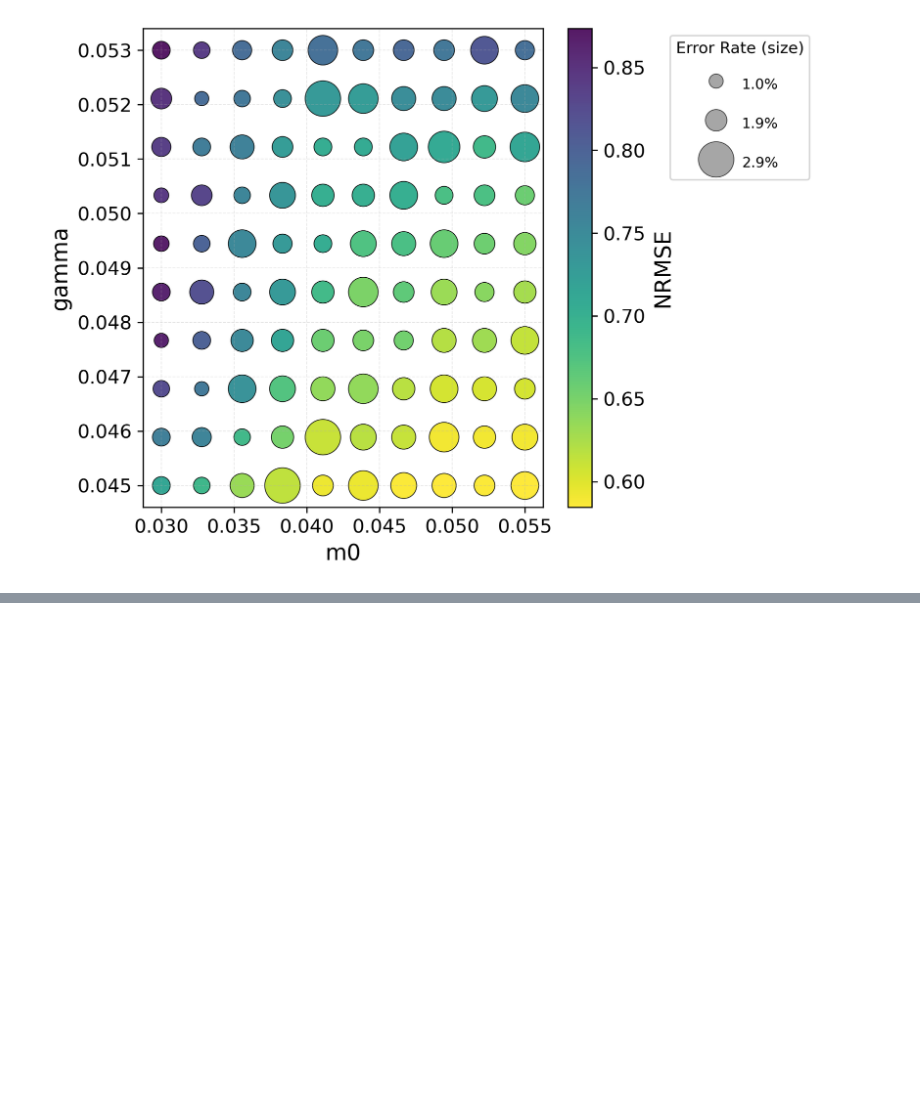
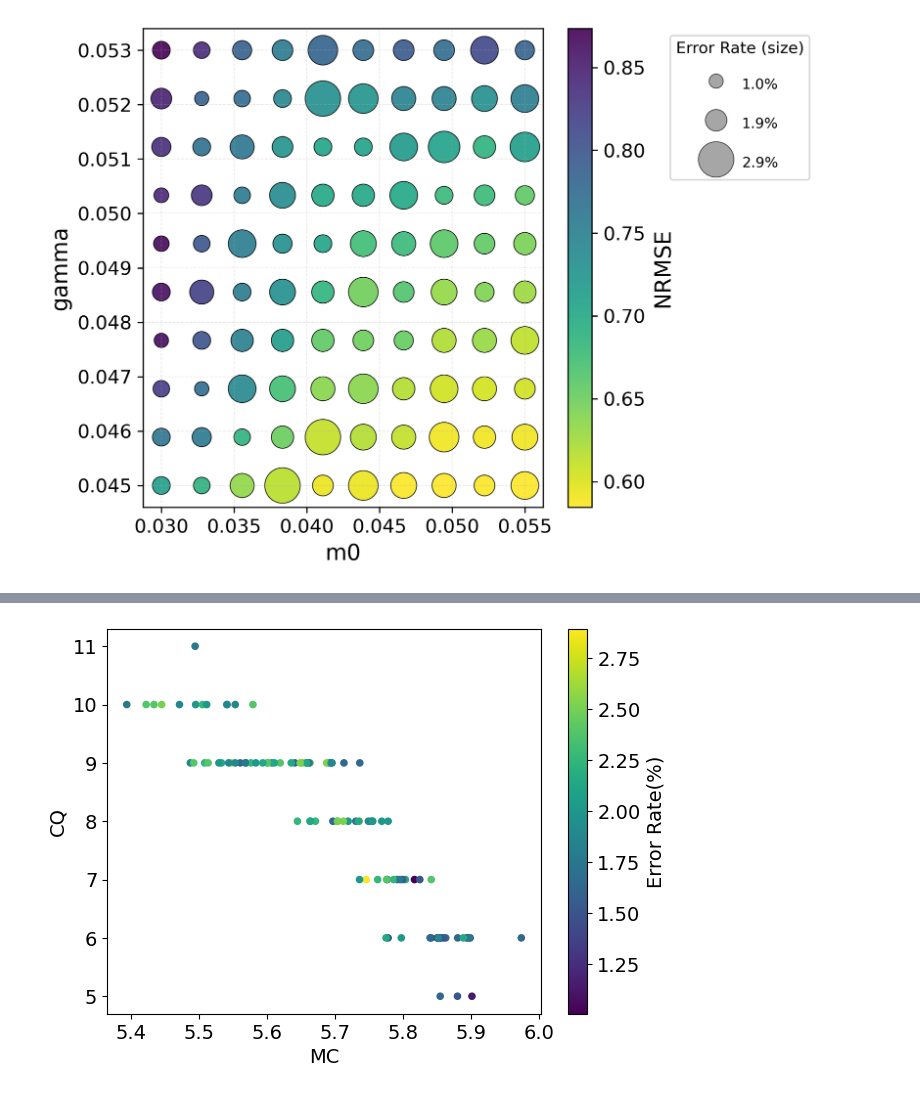
Before and after one commit to VvvpC/spnc_taskindependent_metrics, a Jupyter notebook: Test_Temporary/test_narma10_allbeta50.ipynb, the cells around one changed output, grey strips where cells are left out. Drawn from its saved outputs; the diff is of its cells as text; code cells hidden in the pictures; blank space fills up the shorter version.

```diff
--- a/Test_Temporary/test_narma10_allbeta50.ipynb
+++ b/Test_Temporary/test_narma10_allbeta50.ipynb
@@ -677,0 +759,21 @@ plt.show()
+# %%
+x = np.array(runs_1[0]['results']['MC'])
+y = np.array(runs_3[0]['results']['CQ'])
+z = np.array(runs_2[3]['results']['acc'])
+# 将z的acc转为误差率，公式1-acc*100
+z = (1 - z )* 100
+
+
+# 绘制热力图
+plt.figure(figsize = (7,5))
+plt.scatter(x, y, c=z, cmap='viridis', s=20)  # s控制circle大小
+cbar = plt.colorbar()
+cbar.set_label('Error Rate(%)', fontsize=14)
+cbar.ax.tick_params(labelsize=14)
+plt.xlabel('MC', fontsize =14)
+plt.ylabel('CQ',fontsize =14)
+plt.xticks(fontsize = 14)
+plt.yticks(fontsize = 14)
+plt.show()
+# %% [output]
+[figure, added]
```
Also changed, not shown: parts of 11 cells of this notebook.
